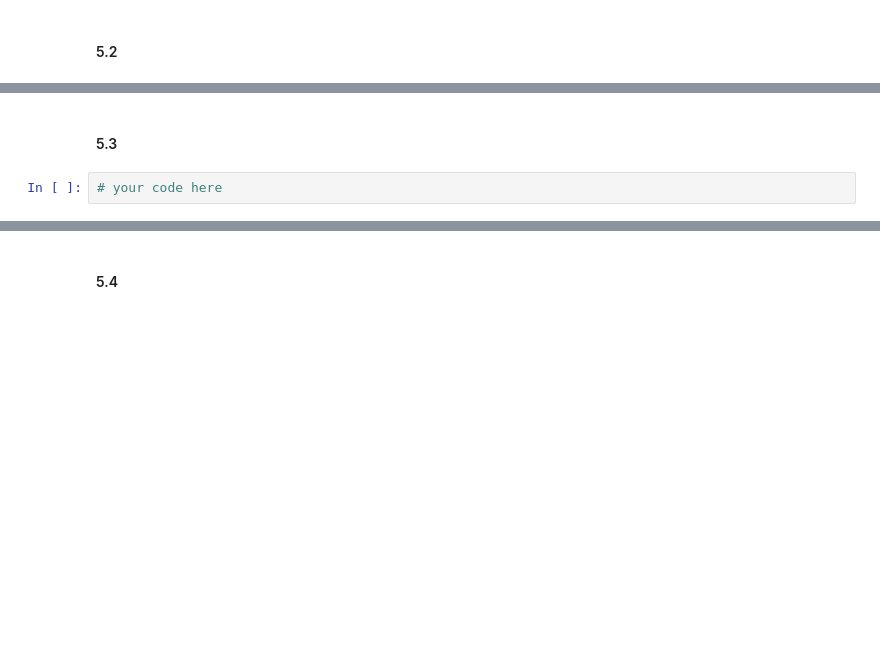
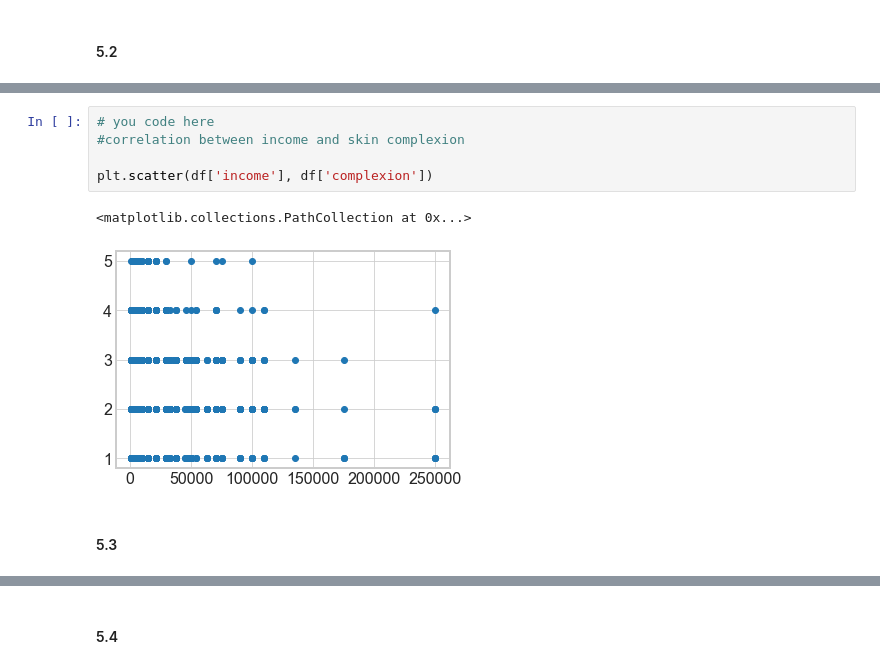
Before and after one commit to harimadhavan2000/HW1, a Jupyter notebook: AI1_HW1_Scaffold.ipynb, the cells around one changed output, grey strips where cells are left out. Saved outputs shown, nothing was run; the diff lists cells and outputs as text; blank space fills up the shorter version.

```diff
--- a/AI1_HW1_Scaffold.ipynb
+++ b/AI1_HW1_Scaffold.ipynb
@@ -734,4 +753,10 @@ Answer the below questions using plots & simple statistics
+# %%
+# you code here
+#correlation between income and skin complexion
+
+plt.scatter(df['income'], df['complexion'])
+# %% [output]
+<matplotlib.collections.PathCollection at 0x...>
+[figure, added]
 # %% [markdown]
 #### 5.3
-# %%
-# your code here
```
Also changed, not shown: parts of 16 cells of this notebook, 1 other file.
